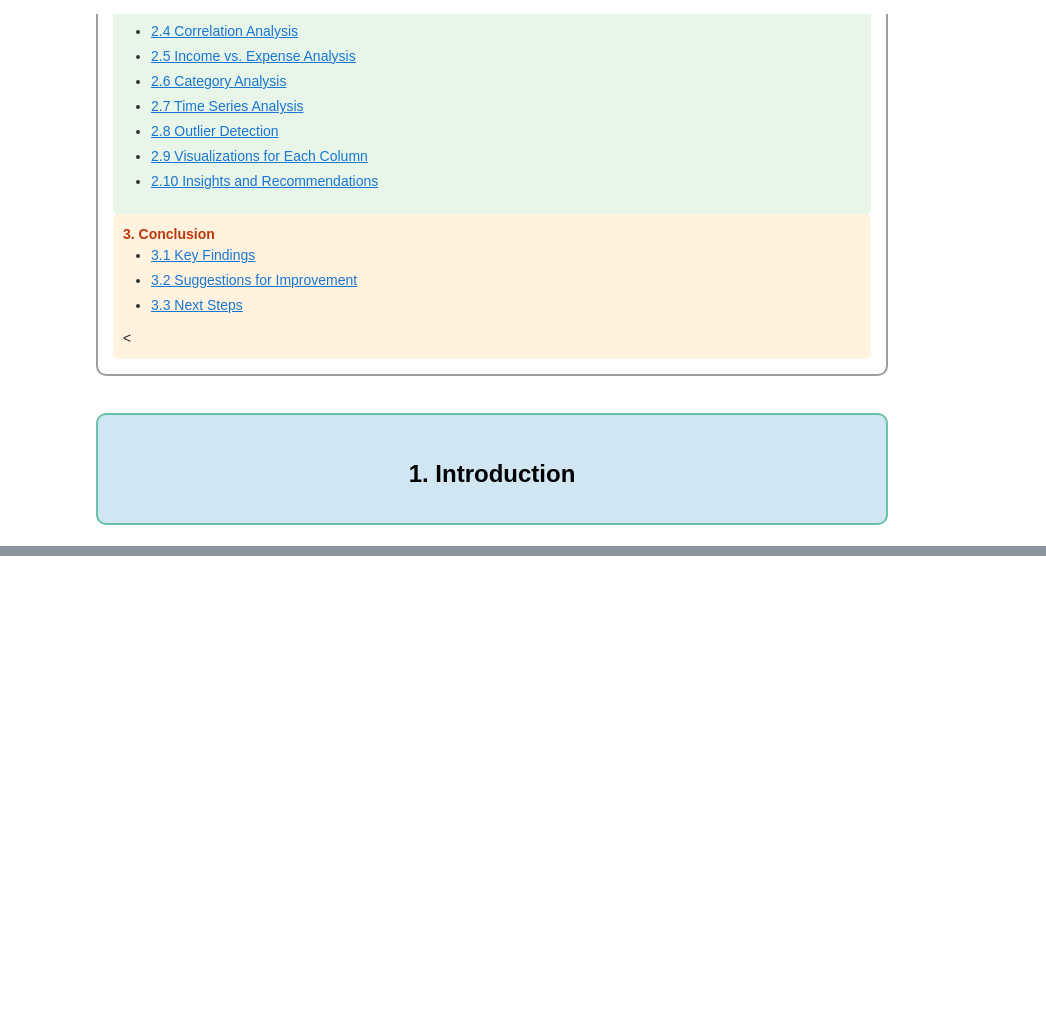
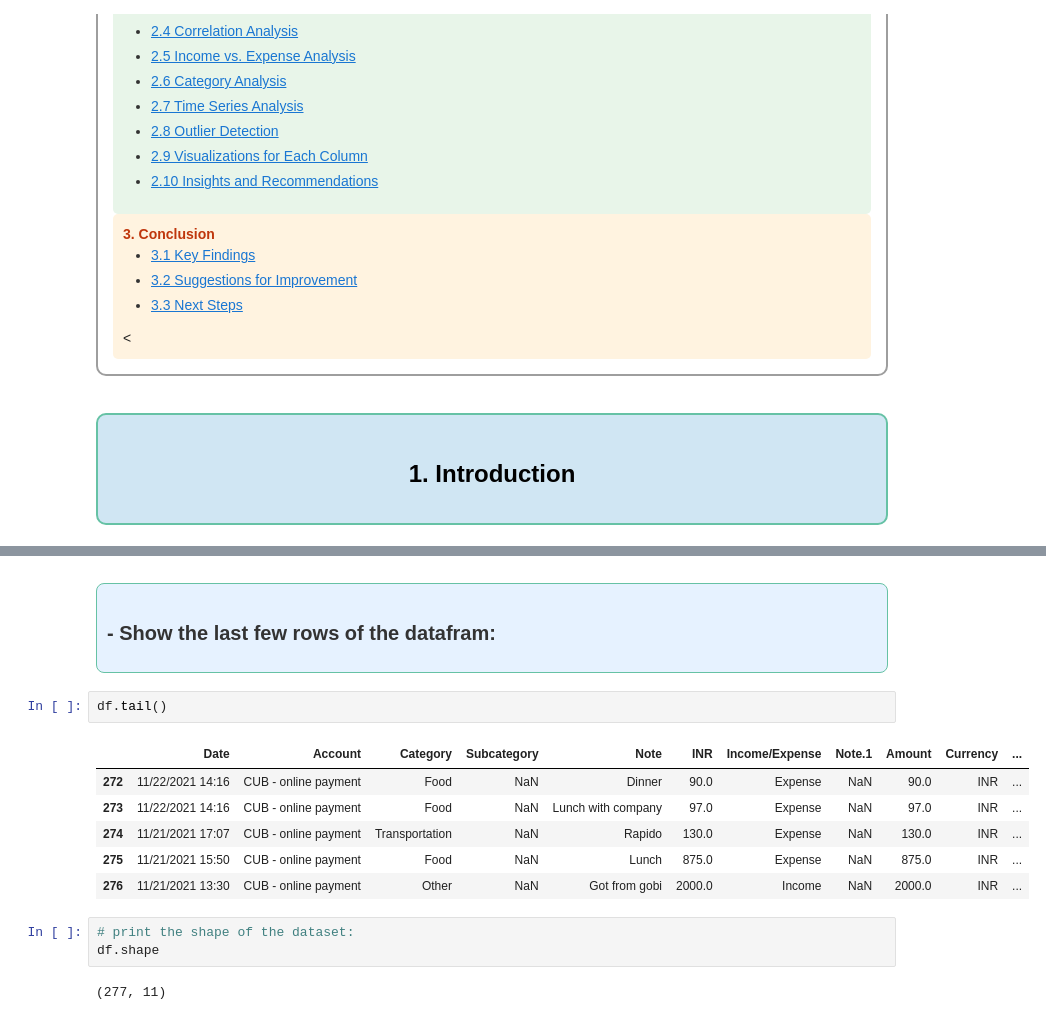
Before and after one commit to misbahkhattak718-pixel/Mentorship-Program--Devsil, a Jupyter notebook: Weekly Mini Projects/Week 1/Daily Expense Tracker + EDA Report.ipynb, the cells around one changed output, grey strips where cells are left out. Drawn from its saved outputs; the diff is of its cells as text; blank space fills up the shorter version.

```diff
--- a/Weekly Mini Projects/Week 1/Daily Expense Tracker + EDA Report.ipynb
+++ b/Weekly Mini Projects/Week 1/Daily Expense Tracker + EDA Report.ipynb
@@ -88,0 +190,20 @@
+# %% [markdown]
+<div style="background-color:#E6F2FF; padding: 10px; border-radius: 8px; box-shadow: 0 1px 3px 0 rgba(0, 0, 0, 0.1); border:1px solid #66C2A5; margin-top: 10px; margin-left: 20px;">
+    <h2 style="font-size:20px; font-family:Georgia, serif; color:#333333; text-align: left; margin: 0;">
+    - Show the last few rows of the datafram:
+    </h2>
+</div>
+# %%
+df.tail()
+# %% [output]
+|  | Date | Account | Category | Subcategory | Note | INR | Income/Expense | Note.1 | Amount | Currency | ... |
+| 272 | 11/22/2021 14:16 | CUB - online payment | Food | NaN | Dinner | 90.0 | Expense | NaN | 90.0 | INR | ... |
+| 273 | 11/22/2021 14:16 | CUB - online payment | Food | NaN | Lunch with company | 97.0 | Expense | NaN | 97.0 | INR | ... |
+| 274 | 11/21/2021 17:07 | CUB - online payment | Transportation | NaN | Rapido | 130.0 | Expense | NaN | 130.0 | INR | ... |
+| 275 | 11/21/2021 15:50 | CUB - online payment | Food | NaN | Lunch | 875.0 | Expense | NaN | 875.0 | INR | ... |
+| 276 | 11/21/2021 13:30 | CUB - online payment | Other | NaN | Got from gobi | 2000.0 | Income | NaN | 2000.0 | INR | ... |
+# %%
+# print the shape of the dataset:
+df.shape
+# %% [output]
+(277, 11)
```
Also changed, not shown: parts of 17 cells of this notebook.
